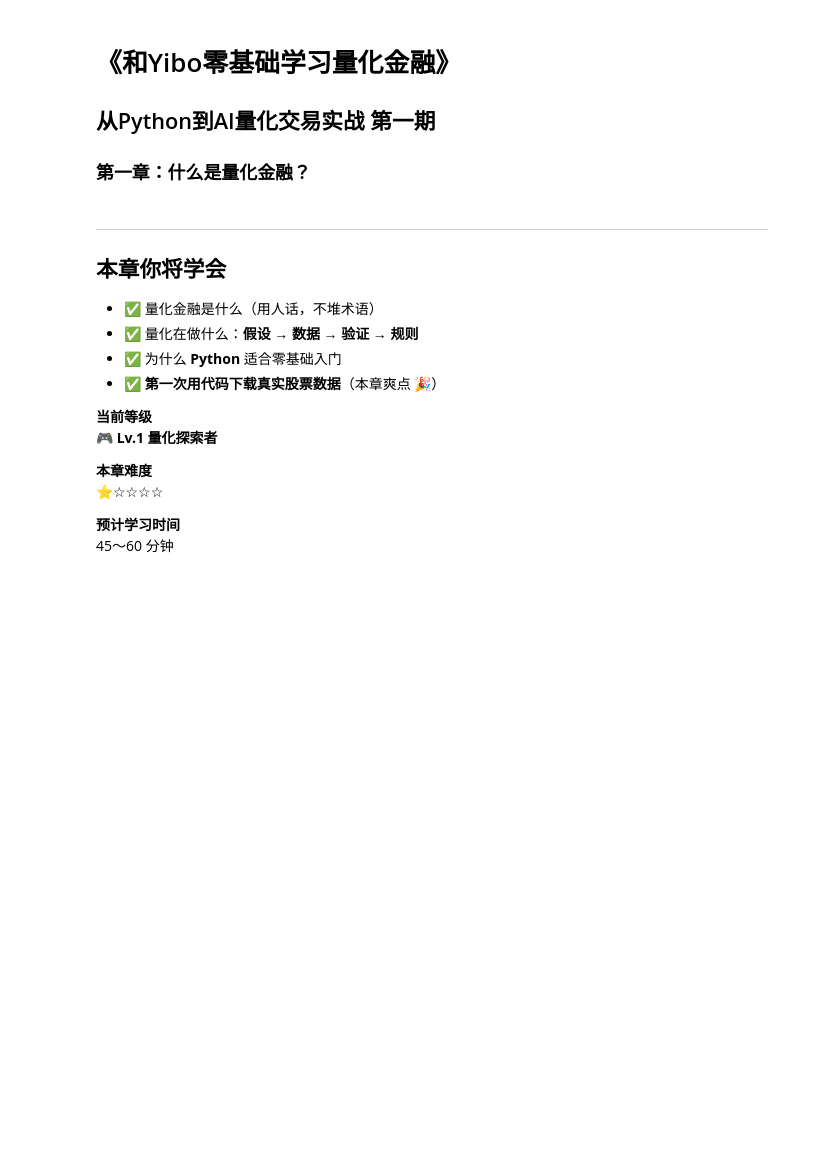
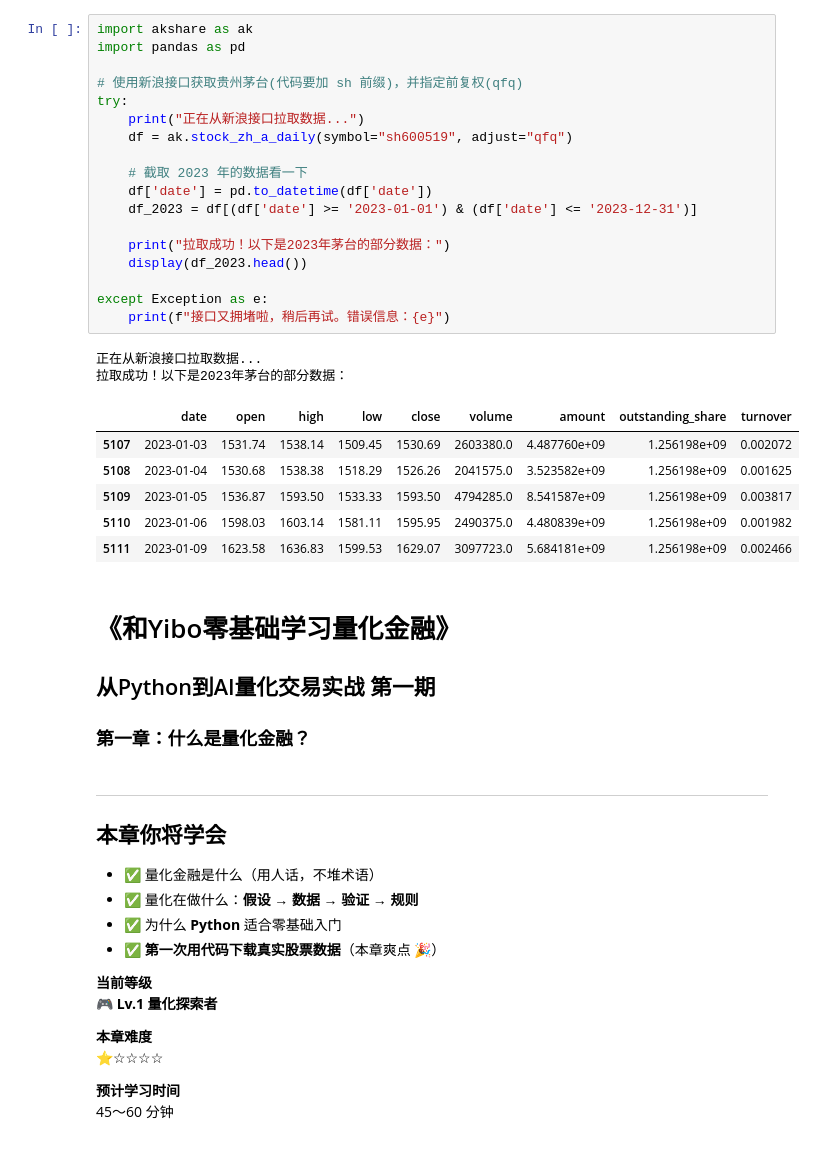
Before and after one commit to 2082360535-ship-it/lianghua, a Jupyter notebook: notebooks/phase1_intro/01_什么是量化金融.ipynb, the cells around one changed output. Drawn from its saved outputs; the diff is of its cells as text; blank space fills up the shorter version.

```diff
--- a/notebooks/phase1_intro/01_什么是量化金融.ipynb
+++ b/notebooks/phase1_intro/01_什么是量化金融.ipynb
@@ -2,6 +2,33 @@
 <p align="center">
   <img src="./yibo-quant.jpg" alt="课程封面" width="1300"/>
 </p>
+# %%
+import akshare as ak
+import pandas as pd
+
+# 使用新浪接口获取贵州茅台(代码要加 sh 前缀)，并指定前复权(qfq)
+try:
+    print("正在从新浪接口拉取数据...")
+    df = ak.stock_zh_a_daily(symbol="sh600519", adjust="qfq")
+
+    # 截取 2023 年的数据看一下
+    df['date'] = pd.to_datetime(df['date'])
+    df_2023 = df[(df['date'] >= '2023-01-01') & (df['date'] <= '2023-12-31')]
+
+    print("拉取成功！以下是2023年茅台的部分数据：")
+    display(df_2023.head())
+
+except Exception as e:
+    print(f"接口又拥堵啦，稍后再试。错误信息：{e}")
+# %% [output]
+正在从新浪接口拉取数据...
+拉取成功！以下是2023年茅台的部分数据：
+|  | date | open | high | low | close | volume | amount | outstanding_share | turnover |
+| 5107 | 2023-01-03 | 1531.74 | 1538.14 | 1509.45 | 1530.69 | 2603380.0 | 4.487760e+09 | 1.256198e+09 | 0.002072 |
+| 5108 | 2023-01-04 | 1530.68 | 1538.38 | 1518.29 | 1526.26 | 2041575.0 | 3.523582e+09 | 1.256198e+09 | 0.001625 |
+| 5109 | 2023-01-05 | 1536.87 | 1593.50 | 1533.33 | 1593.50 | 4794285.0 | 8.541587e+09 | 1.256198e+09 | 0.003817 |
+| 5110 | 2023-01-06 | 1598.03 | 1603.14 | 1581.11 | 1595.95 | 2490375.0 | 4.480839e+09 | 1.256198e+09 | 0.001982 |
+| 5111 | 2023-01-09 | 1623.58 | 1636.83 | 1599.53 | 1629.07 | 3097723.0 | 5.684181e+09 | 1.256198e+09 | 0.002466 |
 # %% [markdown]
 # 《和Yibo零基础学习量化金融》
 ## 从Python到AI量化交易实战 第一期
```
Also changed, not shown: parts of 1 cell of this notebook.
